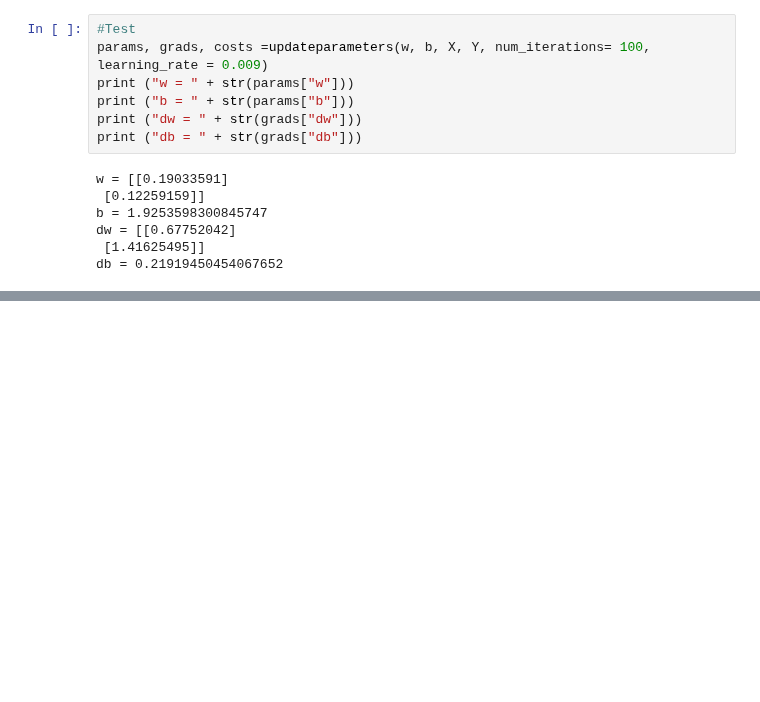
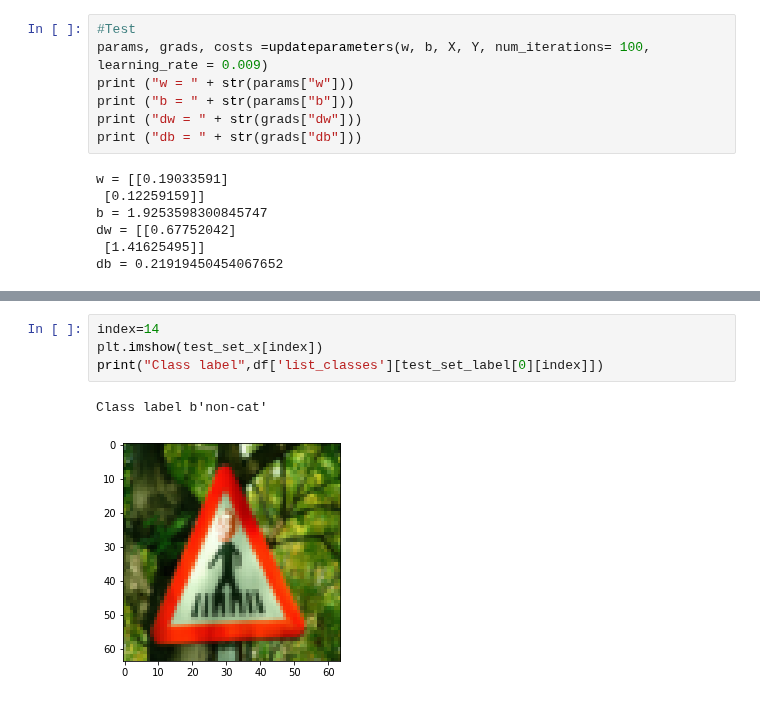
Before and after one commit to HemChandraLive/DeepLearning.AI, a Jupyter notebook: Course1/Week2/Cat Vs NonCat Classification Using Logistic Regression.ipynb, the cells around one changed output, grey strips where cells are left out. Cells and saved outputs as stored; diff of their text form; blank space fills up the shorter version.

```diff
--- a/Course1/Week2/Cat Vs NonCat Classification Using Logistic Regression.ipynb
+++ b/Course1/Week2/Cat Vs NonCat Classification Using Logistic Regression.ipynb
@@ -244,0 +268,7 @@ def model(train_x_flatten,train_set_label,test_set_label,test_x_flatten,alpha,it
+# %%
+index=14
+plt.imshow(test_set_x[index])
+print("Class label",df['list_classes'][test_set_label[0][index]])
+# %% [output]
+Class label b'non-cat'
+[figure, added]
```
Also changed, not shown: parts of 13 cells of this notebook.
